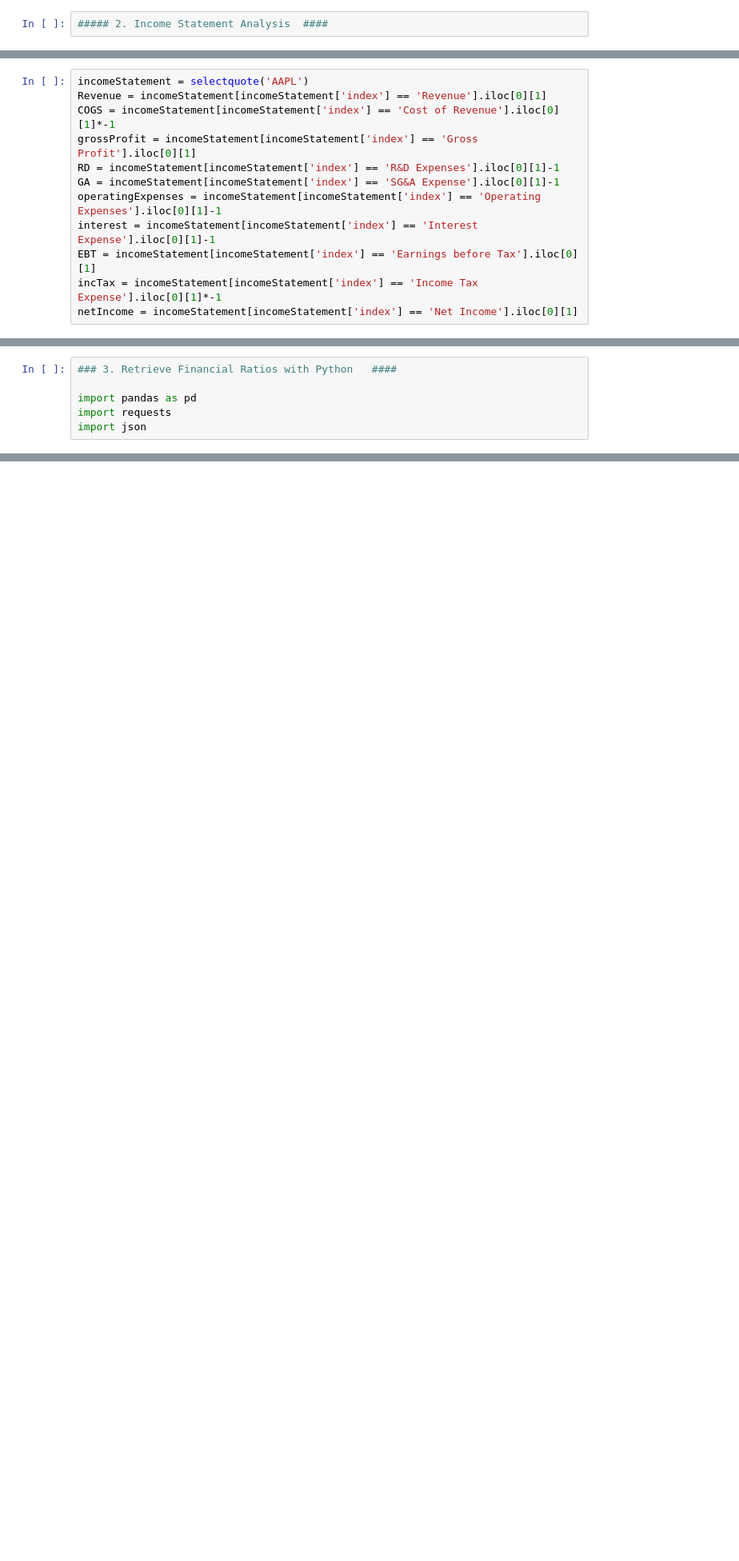
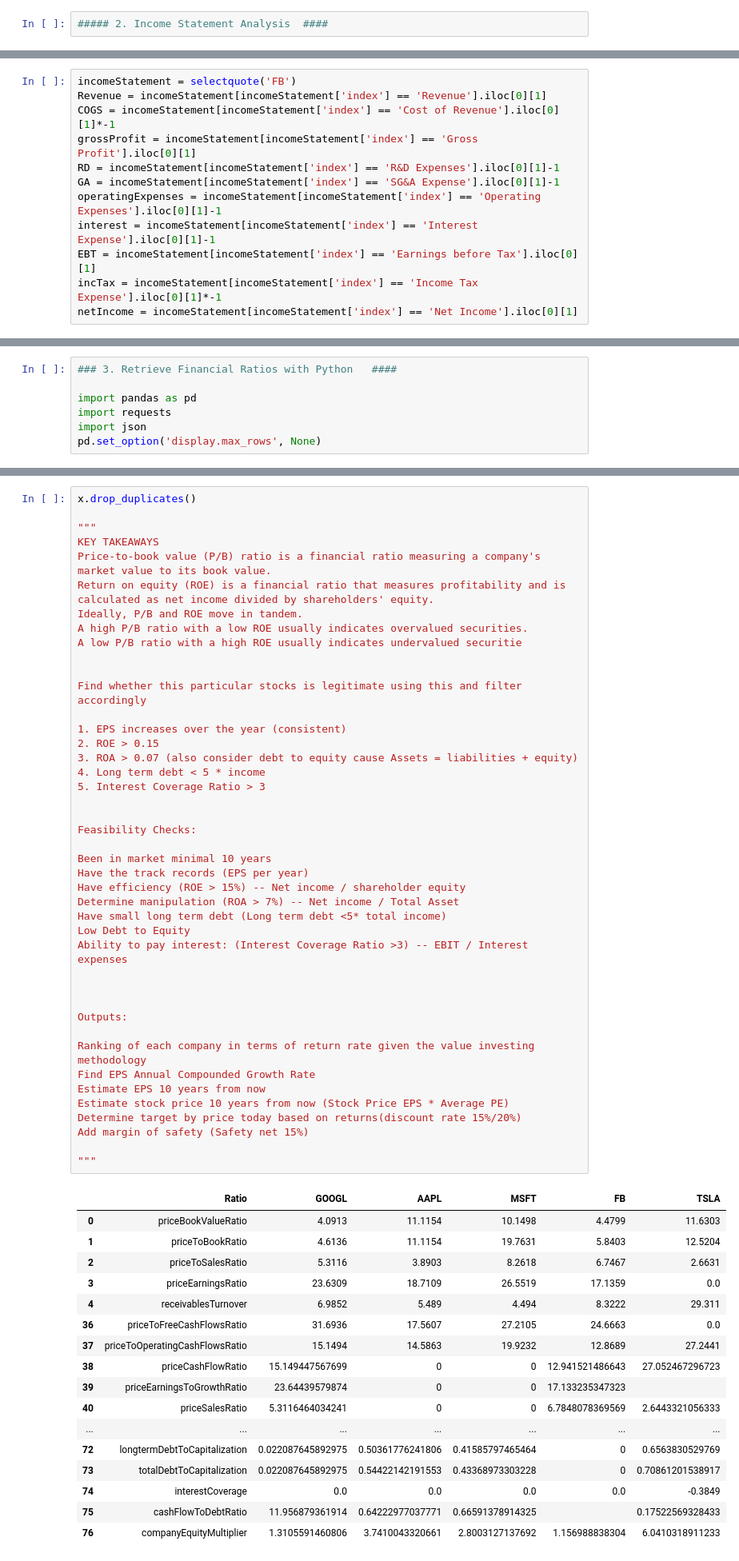
Before and after one commit to ragalaa/Directory, a Jupyter notebook: Calculating_Return_on_Equity_Important_Financial_Metric_in_Investing.ipynb, the cells around one changed output, grey strips where cells are left out. Shown at 80% size. Cells and saved outputs as stored; diff of their text form; blank space fills up the shorter version.

```diff
--- a/Calculating_Return_on_Equity_Important_Financial_Metric_in_Investing.ipynb
+++ b/Calculating_Return_on_Equity_Important_Financial_Metric_in_Investing.ipynb
@@ -90,7 +92,7 @@ def selectquote(quote):
 # %% [output]
 [interactive output not drawn]
 # %%
-incomeStatement = selectquote('AAPL')
+incomeStatement = selectquote('FB')
 Revenue = incomeStatement[incomeStatement['index'] == 'Revenue'].iloc[0][1]
 COGS = incomeStatement[incomeStatement['index'] == 'Cost of Revenue'].iloc[0][1]*-1
 grossProfit = incomeStatement[incomeStatement['index'] == 'Gross Profit'].iloc[0][1]
@@ -128,6 +130,7 @@ pt.iplot(fig)
 import pandas as pd
 import requests
 import json
+pd.set_option('display.max_rows', None)
 # %%
 def financialratios(quote):
      fr = requests.get(f"https://financialmodelingprep.com/api/v3/financial-ratios/{quote}")
@@ -215 +202,62 @@ x
+# %%
+x.drop_duplicates()
+
+"""
+KEY TAKEAWAYS
+Price-to-book value (P/B) ratio is a financial ratio measuring a company's market value to its book value.
+Return on equity (ROE) is a financial ratio that measures profitability and is calculated as net income divided by shareholders' equity.
+Ideally, P/B and ROE move in tandem.
+A high P/B ratio with a low ROE usually indicates overvalued securities.
+A low P/B ratio with a high ROE usually indicates undervalued securitie
+
+
+Find whether this particular stocks is legitimate using this and filter accordingly
+
+1. EPS increases over the year (consistent)
+2. ROE > 0.15
+3. ROA > 0.07 (also consider debt to equity cause Assets = liabilities + equity)
+4. Long term debt < 5 * income
+5. Interest Coverage Ratio > 3
+
+
+Feasibility Checks:
+
+Been in market minimal 10 years
+Have the track records (EPS per year)
+Have efficiency (ROE > 15%) -- Net income / shareholder equity
+Determine manipulation (ROA > 7%) -- Net income / Total Asset
+Have small long term debt (Long term debt <5* total income)
+Low Debt to Equity
+Ability to pay interest: (Interest Coverage Ratio >3) -- EBIT / Interest expenses
+
+
+
+Outputs:
+
+Ranking of each company in terms of return rate given the value investing methodology
+Find EPS Annual Compounded Growth Rate
+Estimate EPS 10 years from now
+Estimate stock price 10 years from now (Stock Price EPS * Average PE)
+Determine target by price today based on returns(discount rate 15%/20%)
+Add margin of safety (Safety net 15%)
+
+"""
+# %% [output]
+|  | Ratio | GOOGL | AAPL | MSFT | FB | TSLA |
+| 0 | priceBookValueRatio | 4.0913 | 11.1154 | 10.1498 | 4.4799 | 11.6303 |
+| 1 | priceToBookRatio | 4.6136 | 11.1154 | 19.7631 | 5.8403 | 12.5204 |
+| 2 | priceToSalesRatio | 5.3116 | 3.8903 | 8.2618 | 6.7467 | 2.6631 |
+| 3 | priceEarningsRatio | 23.6309 | 18.7109 | 26.5519 | 17.1359 | 0.0 |
+| 4 | receivablesTurnover | 6.9852 | 5.489 | 4.494 | 8.3222 | 29.311 |
+| 36 | priceToFreeCashFlowsRatio | 31.6936 | 17.5607 | 27.2105 | 24.6663 | 0.0 |
+| 37 | priceToOperatingCashFlowsRatio | 15.1494 | 14.5863 | 19.9232 | 12.8689 | 27.2441 |
+| 38 | priceCashFlowRatio | 15.149447567699 | 0 | 0 | 12.941521486643 | 27.052467296723 |
+| 39 | priceEarningsToGrowthRatio | 23.64439579874 | 0 | 0 | 17.133235347323 |  |
+| 40 | priceSalesRatio | 5.3116464034241 | 0 | 0 | 6.7848078369569 | 2.6443321056333 |
+| ... | ... | ... | ... | ... | ... | ... |
+| 72 | longtermDebtToCapitalization | 0.022087645892975 | 0.50361776241806 | 0.41585797465464 | 0 | 0.6563830529769 |
+| 73 | totalDebtToCapitalization | 0.022087645892975 | 0.54422142191553 | 0.43368973303228 | 0 | 0.70861201538917 |
+| 74 | interestCoverage | 0.0 | 0.0 | 0.0 | 0.0 | -0.3849 |
+| 75 | cashFlowToDebtRatio | 11.956879361914 | 0.64222977037771 | 0.66591378914325 |  | 0.17522569328433 |
+| 76 | companyEquityMultiplier | 1.3105591460806 | 3.7410043320661 | 2.8003127137692 | 1.156988838304 | 6.0410318911233 |
 # %%
```
Also changed, not shown: parts of 19 cells of this notebook.
